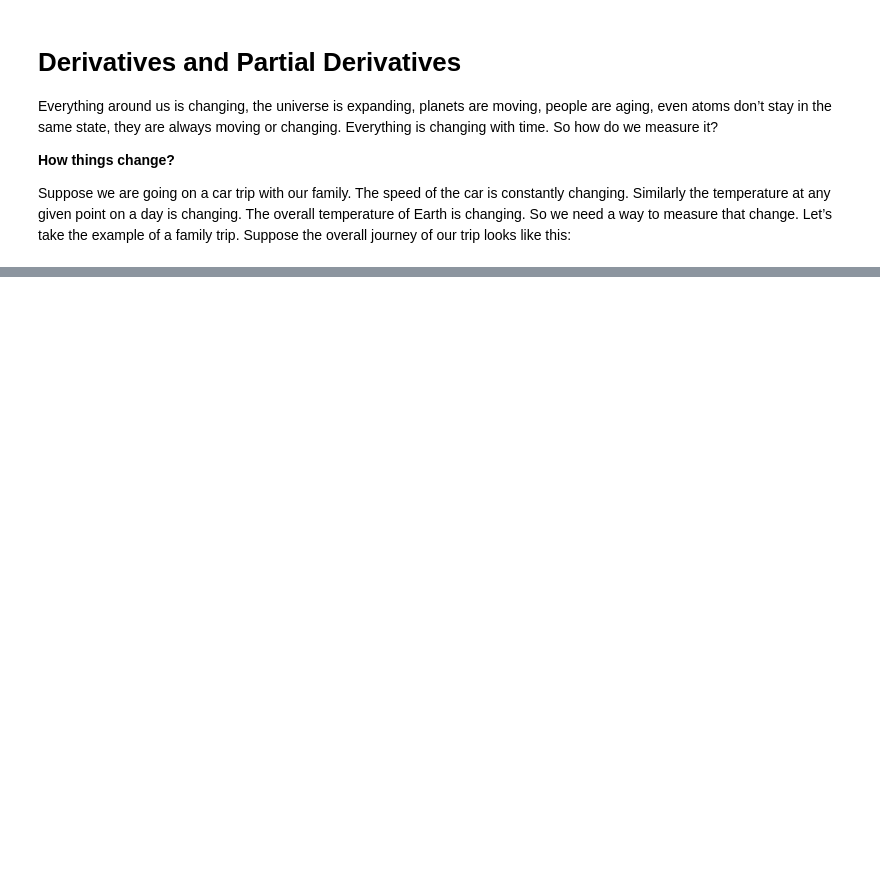
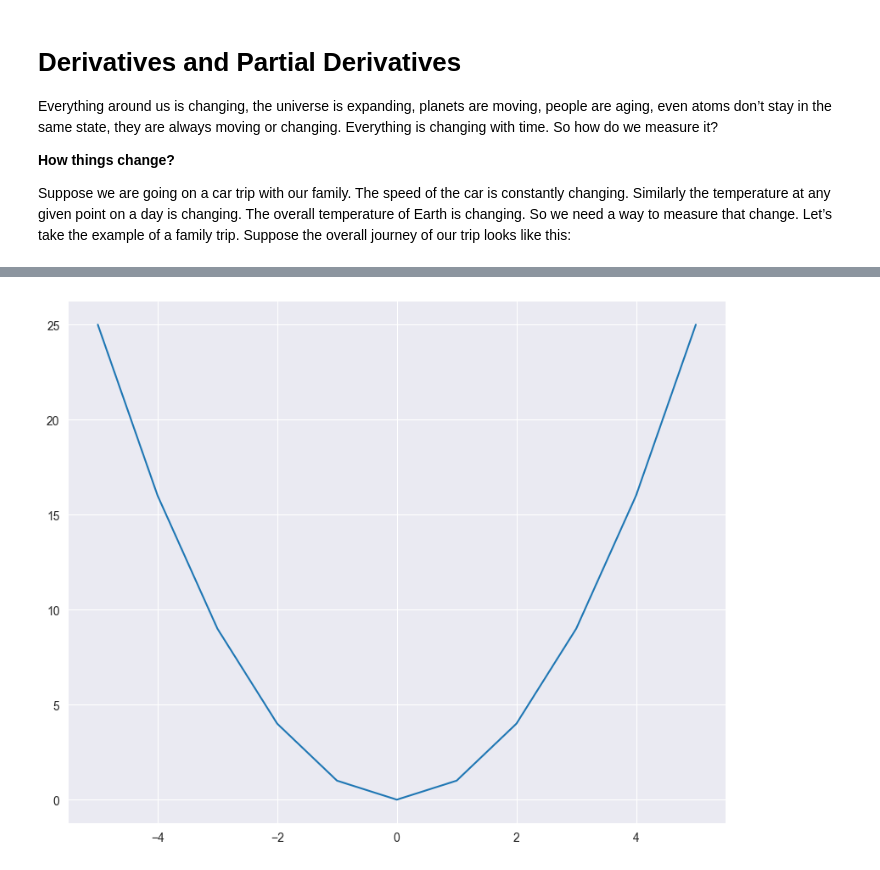
Before and after one commit to akkefa/ml-notes, a Jupyter notebook: docs/calculus/derivatives.ipynb, the cells around one changed output, grey strips where cells are left out. Cells and saved outputs as stored; diff of their text form; code cells hidden in the pictures; blank space fills up the shorter version.

```diff
--- a/docs/calculus/derivatives.ipynb
+++ b/docs/calculus/derivatives.ipynb
@@ -64,0 +90,11 @@ $$
+# %%
+# seaborn grah of x squared function
+x = [-5, -4, -3, -2, -1 , 0 , 1, 2, 3, 4, 5]
+func = lambda i: i**2
+
+y = [func(i) for i in x]
+
+sns.lineplot(x=x, y=y)
+plt.show()
+# %% [output]
+[figure, added]
```
Also changed, not shown: parts of 3 cells of this notebook.
